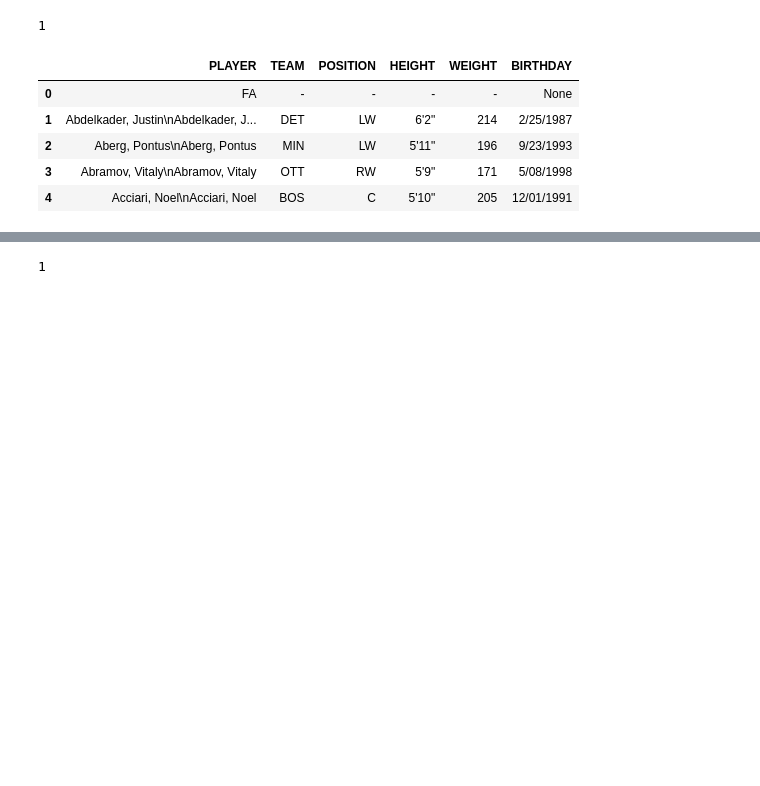
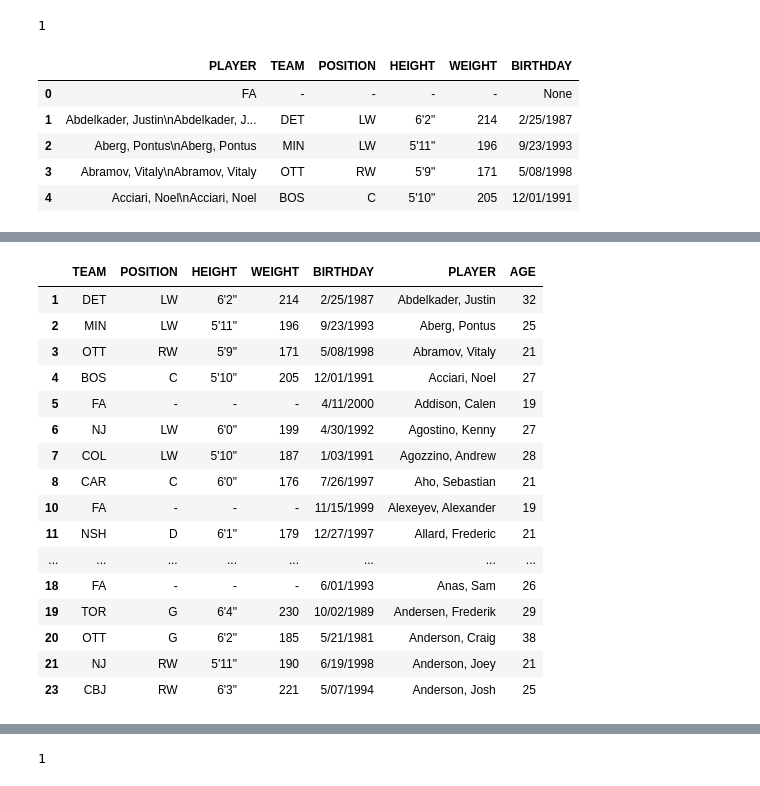
Before and after one commit to rmishra1990/Drunk-on-Data, a Jupyter notebook: Imane/dfs_NHL_BodyStats.ipynb, the cells around one changed output, grey strips where cells are left out. Drawn from its saved outputs; the diff is of its cells as text; code cells hidden in the pictures; blank space fills up the shorter version.

```diff
--- a/Imane/dfs_NHL_BodyStats.ipynb
+++ b/Imane/dfs_NHL_BodyStats.ipynb
@@ -54,0 +71,5 @@ BodstatNHLdf_18.head()
+# %%
+BodstatNHLdf_18 = BodstatNHLdf_18.rename(index=str, columns={"PLAYER1": "PLAYER"})
+# BodstatNHLdf_18 = BodstatNHLdf_18.iloc[1:]
+
+BodstatNHLdf_18.head()
@@ -54,0 +83,3 @@ BodstatNHLdf_18.head()
+# %%
+BodstatNHLdf_18["AGE"] = ""
+BodstatNHLdf_18.head()
@@ -54,0 +93,3 @@ BodstatNHLdf_18.head()
+# %%
+BodstatNHLdf_18 = BodstatNHLdf_18.dropna(subset=['BIRTHDAY'])
+BodstatNHLdf_18.head()
@@ -54,0 +103,3 @@ BodstatNHLdf_18.head()
+# %%
+BodstatNHLdf_18 = BodstatNHLdf_18.drop_duplicates(subset='PLAYER', keep='first', inplace=False)
+BodstatNHLdf_18.head()
@@ -54,0 +118,28 @@ BodstatNHLdf_18.head()
+# %%
+import datetime as dt
+
+now = dt.datetime.now()
+for i in range(0, len(BodstatNHLdf_18)):
+    diff = now - dt.datetime.strptime(BodstatNHLdf_18['BIRTHDAY'][i],'%m/%d/%Y')
+    years = diff.days // 365
+    days = diff.days - (years*365)
+    BodstatNHLdf_18['AGE'][i] = years
+BodstatNHLdf_18
+# %% [output]
+|  | TEAM | POSITION | HEIGHT | WEIGHT | BIRTHDAY | PLAYER | AGE |
+| 1 | DET | LW | 6'2" | 214 | 2/25/1987 | Abdelkader, Justin | 32 |
+| 2 | MIN | LW | 5'11" | 196 | 9/23/1993 | Aberg, Pontus | 25 |
+| 3 | OTT | RW | 5'9" | 171 | 5/08/1998 | Abramov, Vitaly | 21 |
+| 4 | BOS | C | 5'10" | 205 | 12/01/1991 | Acciari, Noel | 27 |
+| 5 | FA | - | - | - | 4/11/2000 | Addison, Calen | 19 |
+| 6 | NJ | LW | 6'0" | 199 | 4/30/1992 | Agostino, Kenny | 27 |
+| 7 | COL | LW | 5'10" | 187 | 1/03/1991 | Agozzino, Andrew | 28 |
+| 8 | CAR | C | 6'0" | 176 | 7/26/1997 | Aho, Sebastian | 21 |
+| 10 | FA | - | - | - | 11/15/1999 | Alexeyev, Alexander | 19 |
+| 11 | NSH | D | 6'1" | 179 | 12/27/1997 | Allard, Frederic | 21 |
+| ... | ... | ... | ... | ... | ... | ... | ... |
+| 18 | FA | - | - | - | 6/01/1993 | Anas, Sam | 26 |
+| 19 | TOR | G | 6'4" | 230 | 10/02/1989 | Andersen, Frederik | 29 |
+| 20 | OTT | G | 6'2" | 185 | 5/21/1981 | Anderson, Craig | 38 |
+| 21 | NJ | RW | 5'11" | 190 | 6/19/1998 | Anderson, Joey | 21 |
+| 23 | CBJ | RW | 6'3" | 221 | 5/07/1994 | Anderson, Josh | 25 |
```
Also changed, not shown: parts of 19 cells of this notebook, 16 other files.
